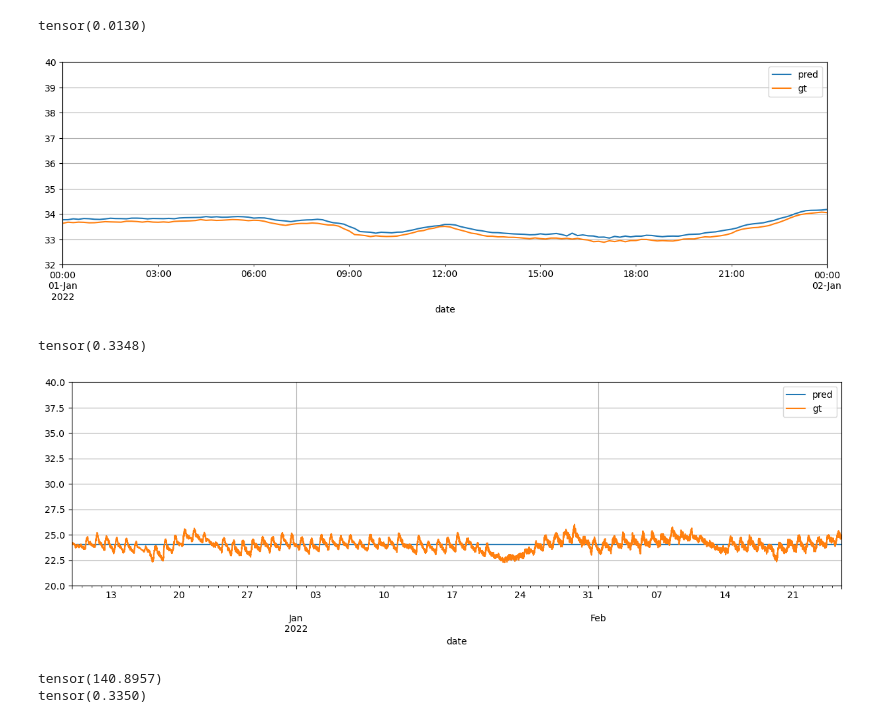
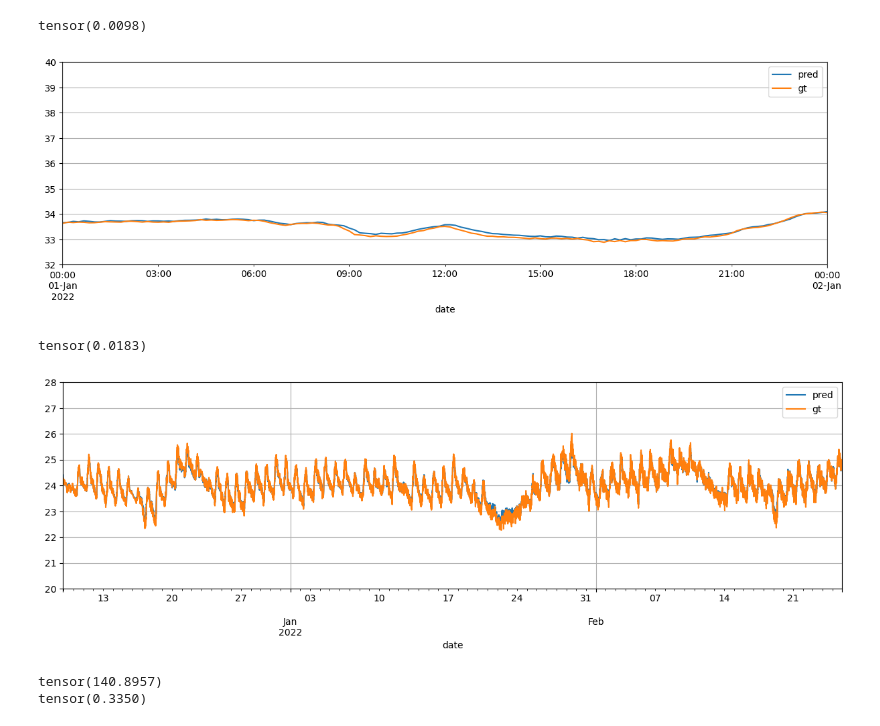
Before and after one commit to xsjk/ART1425-Project, a Jupyter notebook: eval-simulation.ipynb, the cells around one changed output. Saved outputs shown, nothing was run; the diff lists cells and outputs as text; code cells hidden in the pictures.

Commit message:
finish training indoor, need better params

```diff
--- a/eval-simulation.ipynb
+++ b/eval-simulation.ipynb
@@ -20,7 +20,7 @@ def plot(pred, gt, xlim=None, ylim=(20, 40)):
             grid=True
         )
 # %%
-sec_back_t_model = simulation.MLPModel.load_from_checkpoint('lightning_logs/version_11/checkpoints/epoch=680-step=75591.ckpt')
+sec_back_t_model = simulation.MLPModel.load_from_checkpoint('lightning_logs/split.sec_back_t/checkpoints/epoch=816-step=90687.ckpt')
 
 sec_back_t_model.eval()
 with torch.no_grad():
@@ -33,23 +33,24 @@ plot(
     ylim=(32, 40)
 )
 # %% [output]
-tensor(0.0130)
+tensor(0.0098)
-[figure, old version]
+[figure, new version]
 # %%
-indoor_model = simulation.MLPModel.load_from_checkpoint('lightning_logs/version_6/checkpoints/epoch=682-step=75813.ckpt')
+indoor_model = simulation.MLPModel.load_from_checkpoint('lightning_logs/split.indoor/checkpoints/epoch=814-step=90465.ckpt')
 
 indoor_model.eval()
 with torch.no_grad():
     indoor_pred = indoor_model(preprocess.X_indoor.to(indoor_model.device)).cpu().squeeze()
 
 plot(
     indoor_pred,
     preprocess.y_indoor,
-    # xlim=('2022-1-1', '2022-1-2')
+    # xlim=('2022-1-1', '2022-1-2'),
+    ylim=(20, 28)
 )
 # %% [output]
-tensor(0.3348)
+tensor(0.0183)
-[figure, old version]
+[figure, new version]
 # %%
 
 branch_model = simulation.BranchModel.load_from_checkpoint("lightning_logs/version_5/checkpoints/epoch=664-step=73815.ckpt")
```
Also changed, not shown: 2 other files.
